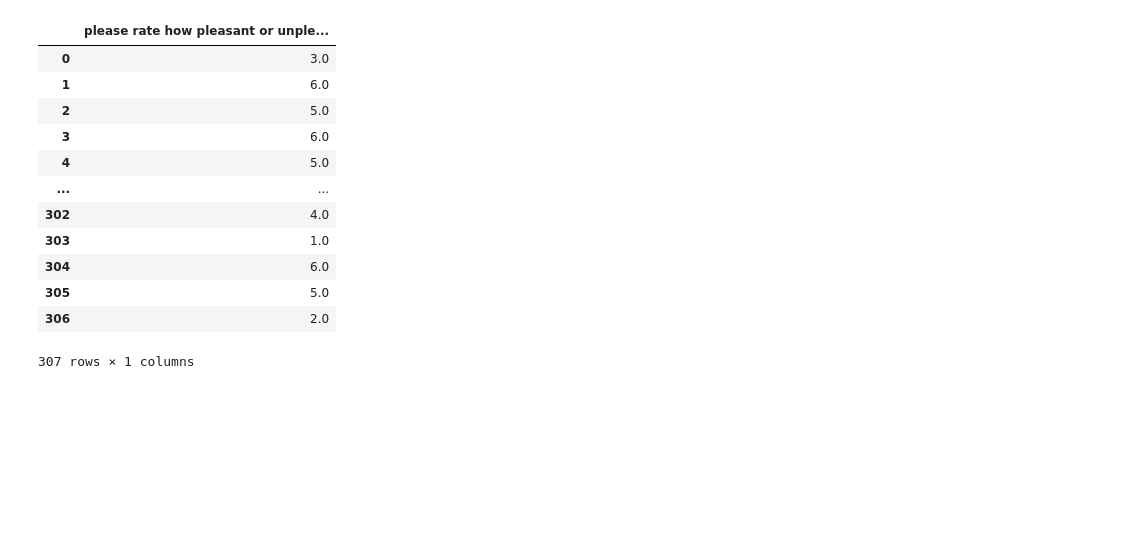
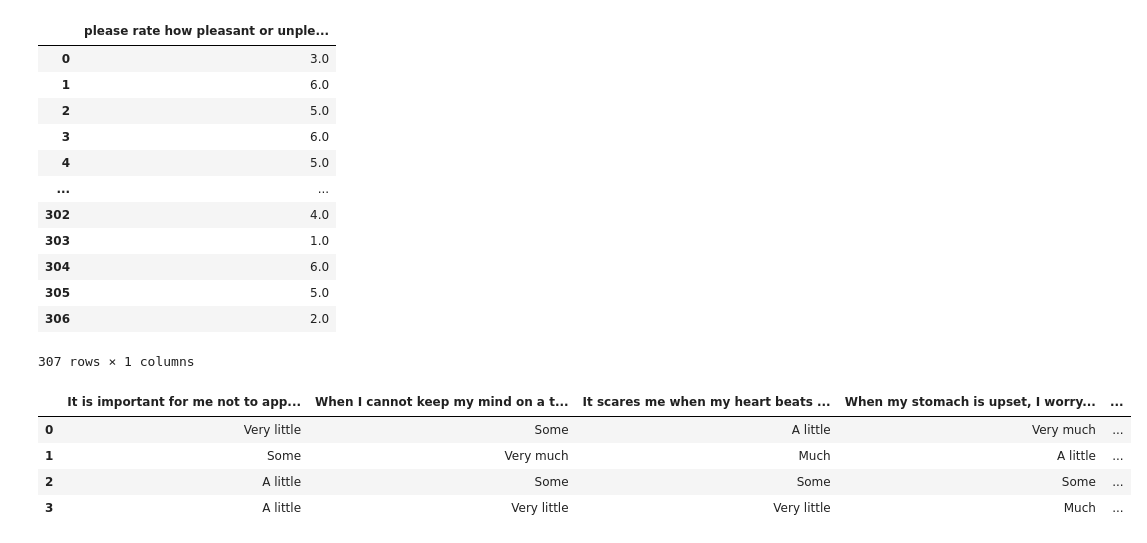
Before and after one commit to akcone2003/chills_study, a Jupyter notebook: notebooks/EDA.ipynb, the cells around one changed output. Saved outputs shown, nothing was run; the diff lists cells and outputs as text; code cells hidden in the pictures; blank space fills up the shorter version.

```diff
--- a/notebooks/EDA.ipynb
+++ b/notebooks/EDA.ipynb
@@ -304,3 +304,52 @@ encoded_data[['please rate how pleasant or unpleasant you feel, from 1 (very neg
 | 305 | 5.0 |
 | 306 | 2.0 |
 307 rows × 1 columns
+# %%
+# Test data for the ASI-3 questionnaire
+test_data = {
+    "It is important for me not to appear nervous.": ["Very little", "Some", "A little", "A little"],
+    "When I cannot keep my mind on a task, I worry that I might be going crazy.": ["Some", "Very much", "Some",
+                                                                                   "Very little"],
+    "It scares me when my heart beats rapidly.": ["A little", "Much", "Some", "Very little"],
+    "When my stomach is upset, I worry that I might be seriously ill.": ["Very much", "A little", "Some",
+                                                                         "Much"],
+    "It scares me when I am unable to keep my mind on a task.": ["Some", "Some", "Very much", "A little"],
+    "When I tremble in the presence of others, I fear what people might think of me.": ["Much", "Some",
+                                                                                        "Very little", "Some"],
+    "When my chest feels tight, I get scared that I won't be able to breathe properly.": ["Very much", "Much",
+                                                                                          "A little", "Some"],
+    "When I feel pain in my chest, I worry that I'm going to have a heart attack.": ["Some", "Very much",
+                                                                                     "Much", "A little"],
+    "I worry that other people will notice my anxiety.": ["Much", "Some", "A little", "Very little"],
+    "When I feel 'spacey' or spaced out I worry that I may be mentally ill.": ["Very little", "Much", "Some",
+                                                                               "Some"],
+    "It scares me when I blush in front of people.": ["A little", "Some", "Very little", "Much"],
+    "When I notice my heart skipping a beat, I worry that there is something seriously wrong with me.": ["Some",
+                                                                                                         "Very little",
+                                                                                                         "Much",
+                                                                                                         "A little"],
+    "When I begin to sweat in a social situation, I fear people will think negatively of me.": ["Very much",
+                                                                                                "Some", "Some",
+                                                                                                "A little"],
+    "When my thoughts seem to speed up, I worry that I might be going crazy.": ["Some", "Much", "Very much",
+                                                                                "Some"],
+    "When my throat feels tight, I worry that I could choke to death.": ["A little", "Very much", "Much",
+                                                                         "Very little"],
+    "When I have trouble thinking clearly, I worry that there is something wrong with me.": ["Very much",
+                                                                                             "Some", "A little",
+                                                                                             "Some"],
+    "I think it would be horrible for me to faint in public.": ["Some", "Some", "Very much", "Much"],
+    "When my mind goes blank, I worry there is something terribly wrong with me.": ["A little", "Very little",
+                                                                                    "Some", "Much"]
+}
+
+# Convert the test data to a DataFrame
+test_df = pd.DataFrame(test_data)
+
+test_df.head()
+# %% [output]
+|  | It is important for me not to app... | When I cannot keep my mind on a t... | It scares me when my heart beats ... | When my stomach is upset, I worry... | ... |
+| 0 | Very little | Some | A little | Very much | ... |
+| 1 | Some | Very much | Much | A little | ... |
+| 2 | A little | Some | Some | Some | ... |
+| 3 | A little | Very little | Very little | Much | ... |
```
Also changed, not shown: parts of 3 cells of this notebook, 3 other files.
